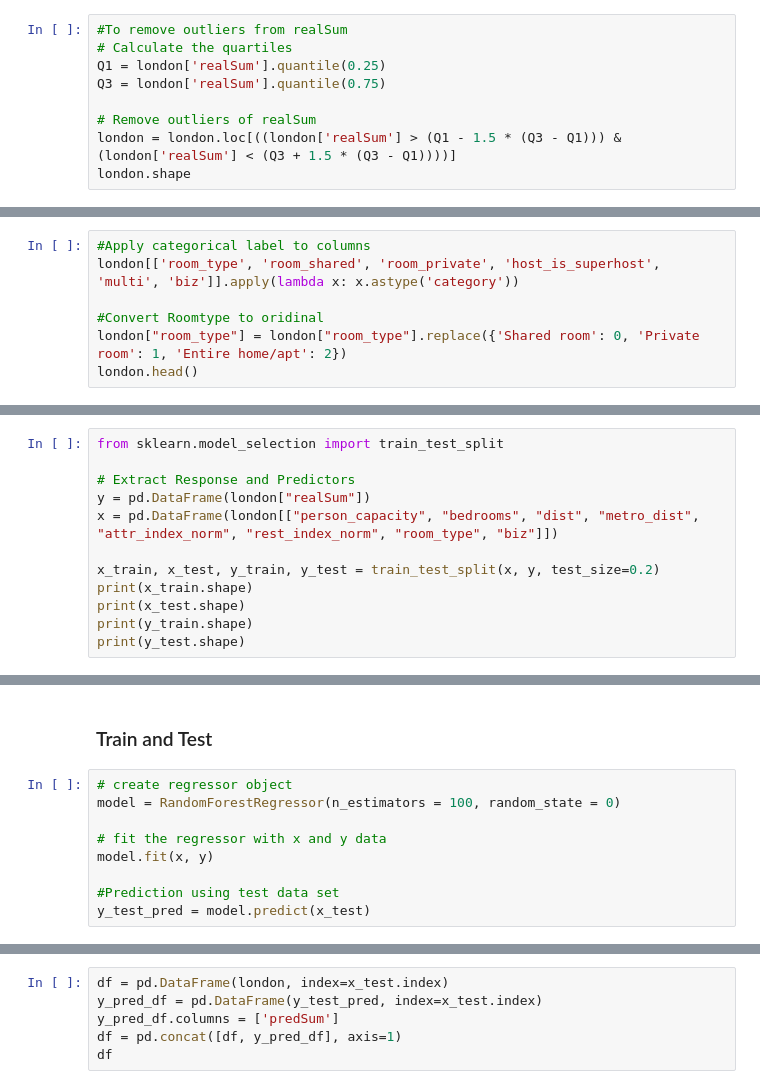
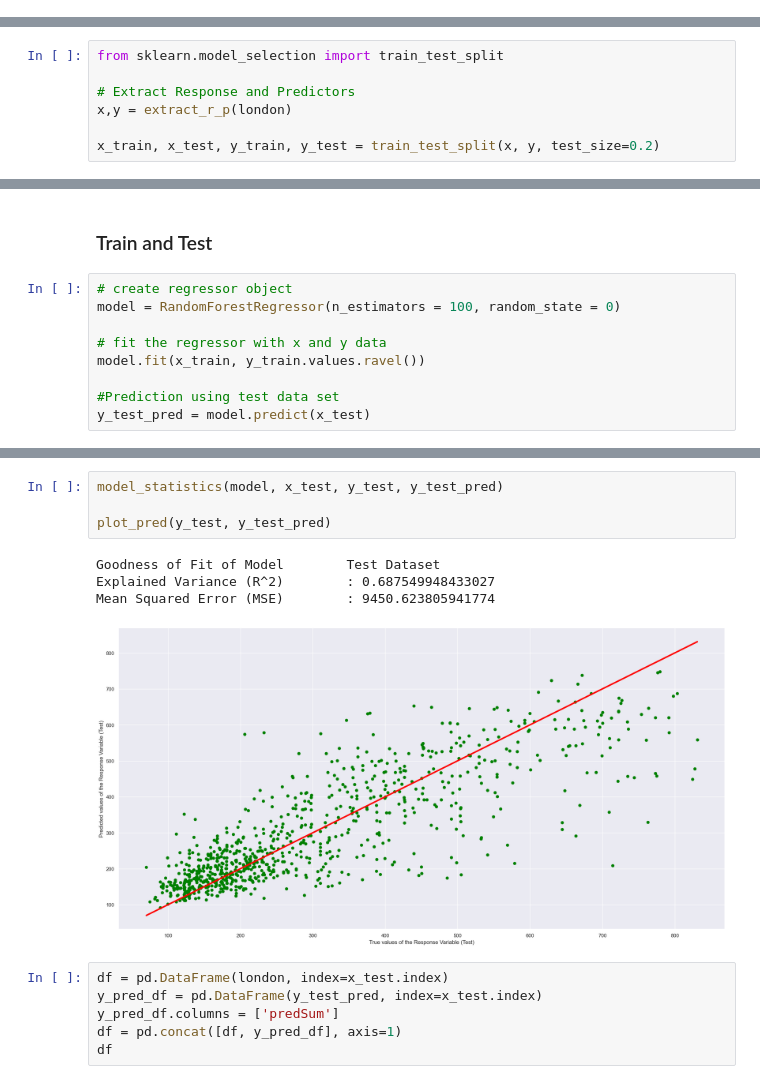
Before and after one commit to Revold1/SC1015-AirBNB, a Jupyter notebook: ForestofRandomisedTrees.ipynb, the cells around one changed output, grey strips where cells are left out. Cells and saved outputs as stored; diff of their text form.

```diff
--- a/ForestofRandomisedTrees.ipynb
+++ b/ForestofRandomisedTrees.ipynb
@@ -19,9 +28,0 @@ london = london.drop(columns=['Unnamed: 0'])
-# %%
-#To remove outliers from realSum
-# Calculate the quartiles
-Q1 = london['realSum'].quantile(0.25)
-Q3 = london['realSum'].quantile(0.75)
-
-# Remove outliers of realSum
-london = london.loc[((london['realSum'] > (Q1 - 1.5 * (Q3 - Q1))) & (london['realSum'] < (Q3 + 1.5 * (Q3 - Q1))))]
-london.shape
@@ -30,7 +28,0 @@ london.shape
-# %%
-#Apply categorical label to columns
-london[['room_type', 'room_shared', 'room_private', 'host_is_superhost', 'multi', 'biz']].apply(lambda x: x.astype('category'))
-
-#Convert Roomtype to oridinal
-london["room_type"] = london["room_type"].replace({'Shared room': 0, 'Private room': 1, 'Entire home/apt': 2})
-london.head()
@@ -52,11 +37,6 @@ from scipy.stats import randint
 from sklearn.model_selection import train_test_split
 
 # Extract Response and Predictors
-y = pd.DataFrame(london["realSum"])
-x = pd.DataFrame(london[["person_capacity", "bedrooms", "dist", "metro_dist", "attr_index_norm", "rest_index_norm", "room_type", "biz"]])
+x,y = extract_r_p(london)
 
 x_train, x_test, y_train, y_test = train_test_split(x, y, test_size=0.2)
-print(x_train.shape)
-print(x_test.shape)
-print(y_train.shape)
-print(y_test.shape)
@@ -81,7 +56,7 @@ x_train.head()
 model = RandomForestRegressor(n_estimators = 100, random_state = 0)
 
 # fit the regressor with x and y data
-model.fit(x, y)
+model.fit(x_train, y_train.values.ravel())
 
 #Prediction using test data set
 y_test_pred = model.predict(x_test)
@@ -107,3 +63,12 @@ Mean Squared Error (MSE)        : 1316.188057155781
+# %%
+model_statistics(model, x_test, y_test, y_test_pred)
+
+plot_pred(y_test, y_test_pred)
+# %% [output]
+Goodness of Fit of Model        Test Dataset
+Explained Variance (R^2)        : 0.687549948433027
+Mean Squared Error (MSE)        : 9450.623805941774
+[figure, added]
 # %%
 df = pd.DataFrame(london, index=x_test.index)
 y_pred_df = pd.DataFrame(y_test_pred, index=x_test.index)
```
Also changed, not shown: parts of 6 cells of this notebook, 5 other files.
